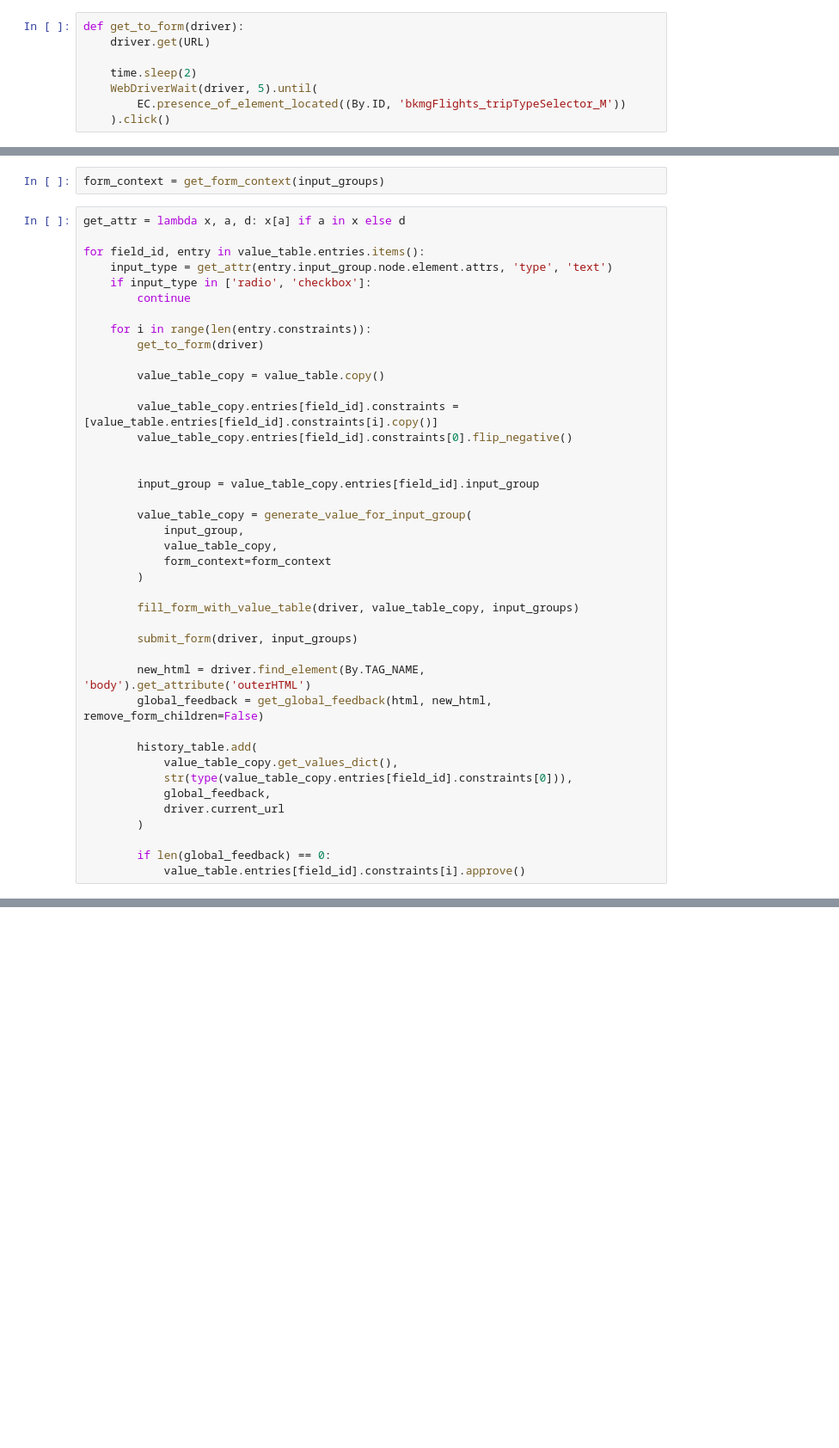
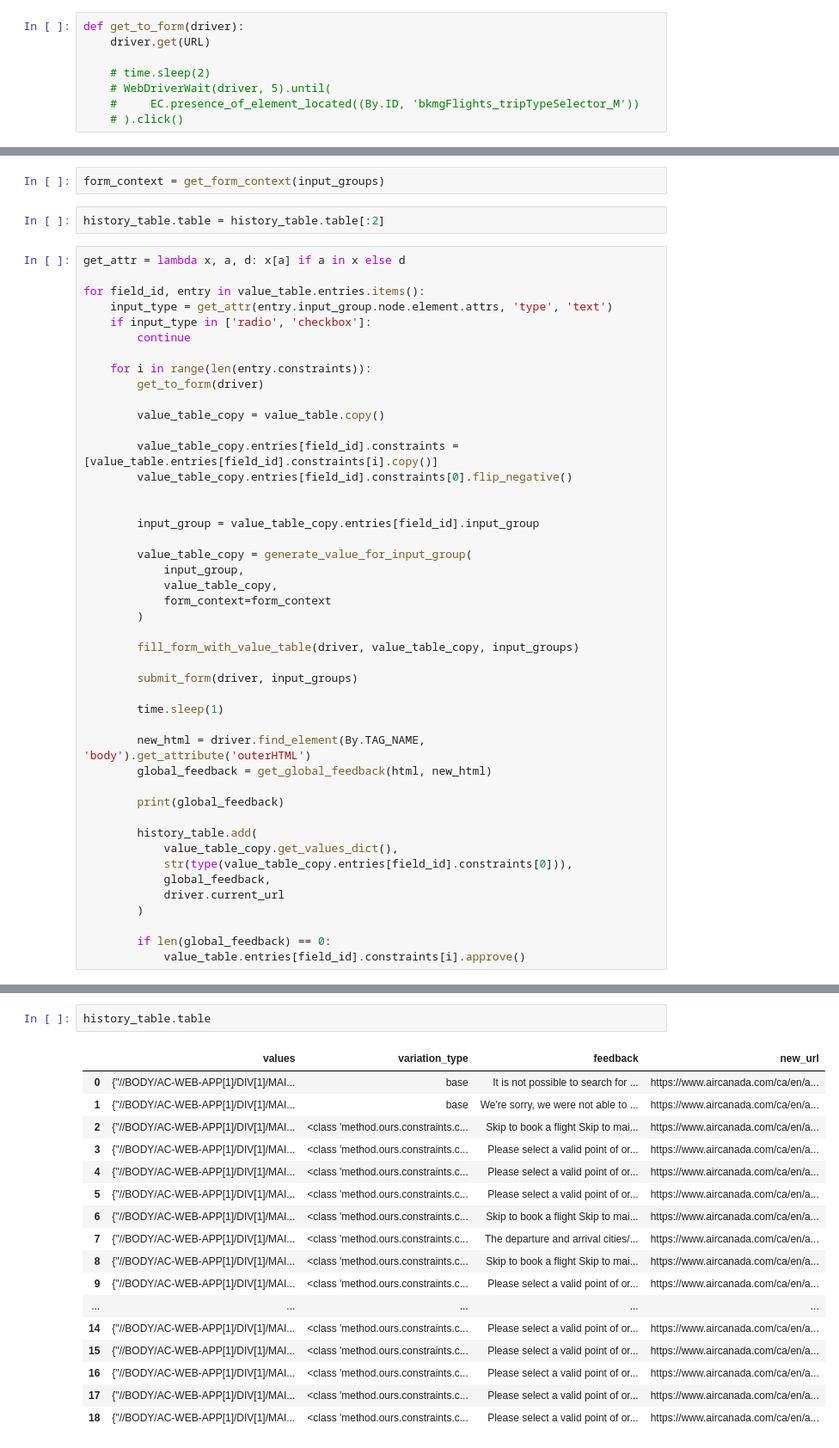
Before and after one commit to parsaalian/webform-testing, a Jupyter notebook: implementation/method-pipeline.ipynb, the cells around one changed output, grey strips where cells are left out. Shown: that part at 86% size. Drawn from its saved outputs; the diff is of its cells as text; blank space fills up the shorter version.

```diff
--- a/implementation/method-pipeline.ipynb
+++ b/implementation/method-pipeline.ipynb
@@ -41,10 +41,10 @@ URL = 'https://www.aircanada.com/ca/en/aco/home.html'
 def get_to_form(driver):
     driver.get(URL)
 
-    time.sleep(2)
-    WebDriverWait(driver, 5).until(
-        EC.presence_of_element_located((By.ID, 'bkmgFlights_tripTypeSelector_M'))
-    ).click()
+    # time.sleep(2)
+    # WebDriverWait(driver, 5).until(
+    #     EC.presence_of_element_located((By.ID, 'bkmgFlights_tripTypeSelector_M'))
+    # ).click()
 # %%
 driver = create_driver(HEADLESS)
 get_to_form(driver)
@@ -258,6 +252,8 @@ history_table.add(
 # Constraint Negation
 # %%
 form_context = get_form_context(input_groups)
+# %%
+history_table.table = history_table.table[:2]
 # %%
 get_attr = lambda x, a, d: x[a] if a in x else d
 
@@ -287,8 +283,12 @@ for field_id, entry in value_table.entries.items():
 
         submit_form(driver, input_groups)
 
+        time.sleep(1)
+
         new_html = driver.find_element(By.TAG_NAME, 'body').get_attribute('outerHTML')
-        global_feedback = get_global_feedback(html, new_html, remove_form_children=False)
+        global_feedback = get_global_feedback(html, new_html)
+
+        print(global_feedback)
 
         history_table.add(
             value_table_copy.get_values_dict(),
@@ -509,0 +512,20 @@ history_table.to_test_case('aoc-multitrip.py')
+# %%
+history_table.table
+# %% [output]
+|  | values | variation_type | feedback | new_url |
+| 0 | {"//BODY/AC-WEB-APP[1]/DIV[1]/MAI... | base | It is not possible to search for ... | https://www.aircanada.com/ca/en/a... |
+| 1 | {"//BODY/AC-WEB-APP[1]/DIV[1]/MAI... | base | We're sorry, we were not able to ... | https://www.aircanada.com/ca/en/a... |
+| 2 | {"//BODY/AC-WEB-APP[1]/DIV[1]/MAI... | <class 'method.ours.constraints.c... | Skip to book a flight Skip to mai... | https://www.aircanada.com/ca/en/a... |
+| 3 | {"//BODY/AC-WEB-APP[1]/DIV[1]/MAI... | <class 'method.ours.constraints.c... | Please select a valid point of or... | https://www.aircanada.com/ca/en/a... |
+| 4 | {"//BODY/AC-WEB-APP[1]/DIV[1]/MAI... | <class 'method.ours.constraints.c... | Please select a valid point of or... | https://www.aircanada.com/ca/en/a... |
+| 5 | {"//BODY/AC-WEB-APP[1]/DIV[1]/MAI... | <class 'method.ours.constraints.c... | Please select a valid point of or... | https://www.aircanada.com/ca/en/a... |
+| 6 | {"//BODY/AC-WEB-APP[1]/DIV[1]/MAI... | <class 'method.ours.constraints.c... | Skip to book a flight Skip to mai... | https://www.aircanada.com/ca/en/a... |
+| 7 | {"//BODY/AC-WEB-APP[1]/DIV[1]/MAI... | <class 'method.ours.constraints.c... | The departure and arrival cities/... | https://www.aircanada.com/ca/en/a... |
+| 8 | {"//BODY/AC-WEB-APP[1]/DIV[1]/MAI... | <class 'method.ours.constraints.c... | Skip to book a flight Skip to mai... | https://www.aircanada.com/ca/en/a... |
+| 9 | {"//BODY/AC-WEB-APP[1]/DIV[1]/MAI... | <class 'method.ours.constraints.c... | Please select a valid point of or... | https://www.aircanada.com/ca/en/a... |
+| ... | ... | ... | ... | ... |
+| 14 | {"//BODY/AC-WEB-APP[1]/DIV[1]/MAI... | <class 'method.ours.constraints.c... | Please select a valid point of or... | https://www.aircanada.com/ca/en/a... |
+| 15 | {"//BODY/AC-WEB-APP[1]/DIV[1]/MAI... | <class 'method.ours.constraints.c... | Please select a valid point of or... | https://www.aircanada.com/ca/en/a... |
+| 16 | {"//BODY/AC-WEB-APP[1]/DIV[1]/MAI... | <class 'method.ours.constraints.c... | Please select a valid point of or... | https://www.aircanada.com/ca/en/a... |
+| 17 | {"//BODY/AC-WEB-APP[1]/DIV[1]/MAI... | <class 'method.ours.constraints.c... | Please select a valid point of or... | https://www.aircanada.com/ca/en/a... |
+| 18 | {"//BODY/AC-WEB-APP[1]/DIV[1]/MAI... | <class 'method.ours.constraints.c... | Please select a valid point of or... | https://www.aircanada.com/ca/en/a... |
```
Also changed, not shown: parts of 14 cells of this notebook, 10 other files.
